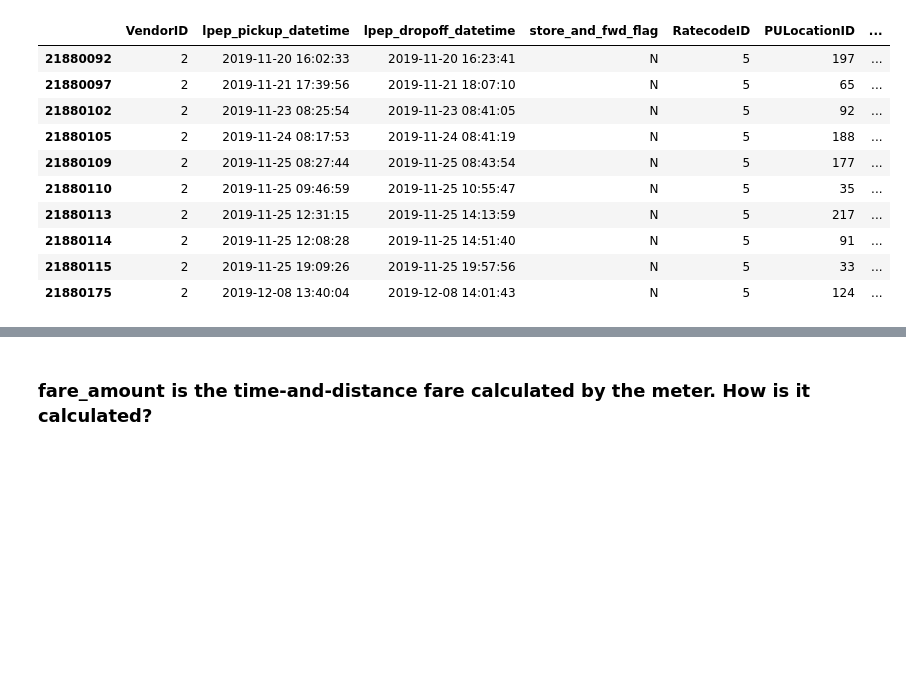
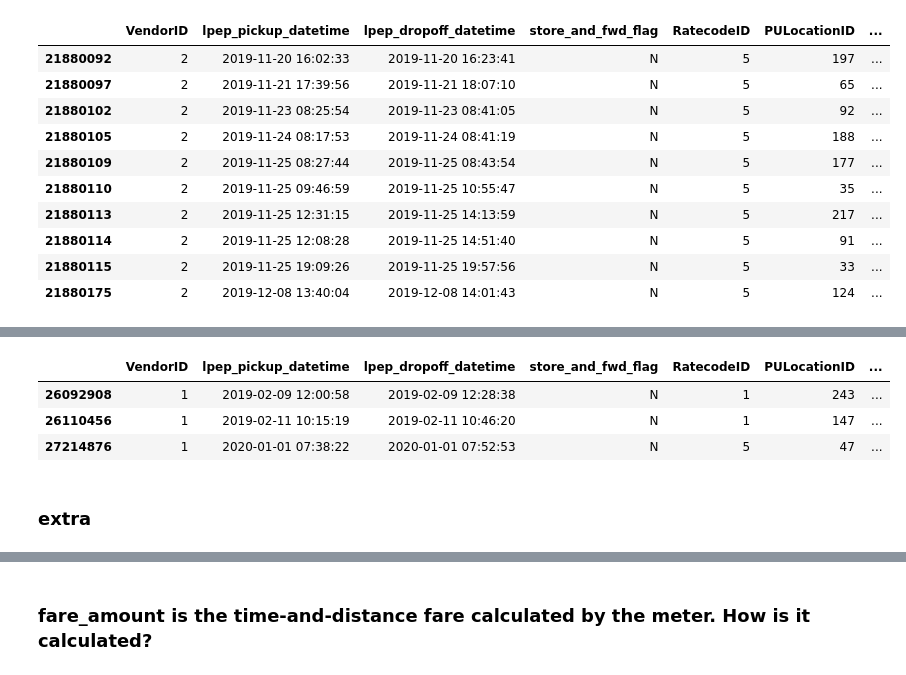
Before and after one commit to rayeess/NYC-Taxi-Trips, a Jupyter notebook: Data Cleaning.ipynb, the cells around one changed output, grey strips where cells are left out. Drawn from its saved outputs; the diff is of its cells as text; code cells hidden in the pictures; blank space fills up the shorter version.

```diff
--- a/Data Cleaning.ipynb
+++ b/Data Cleaning.ipynb
@@ -650,0 +725,9 @@ taxi_trips.loc[(taxi_trips['fare_amount']<0) & ~(taxi_trips['tip_amount']==0)]
+# %%
+taxi_trips.loc[(taxi_trips['fare_amount']==0) & ~(taxi_trips['total_amount']==0) & ~(taxi_trips['congestion_surcharge']==0) & ~(taxi_trips['congestion_surcharge'].isnull())]
+# %% [output]
+|  | VendorID | lpep_pickup_datetime | lpep_dropoff_datetime | store_and_fwd_flag | RatecodeID | PULocationID | ... |
+| 26092908 | 1 | 2019-02-09 12:00:58 | 2019-02-09 12:28:38 | N | 1 | 243 | ... |
+| 26110456 | 1 | 2019-02-11 10:15:19 | 2019-02-11 10:46:20 | N | 1 | 147 | ... |
+| 27214876 | 1 | 2020-01-01 07:38:22 | 2020-01-01 07:52:53 | N | 5 | 47 | ... |
+# %% [markdown]
+### extra
```
Also changed, not shown: parts of 62 cells of this notebook, 2 other files.
